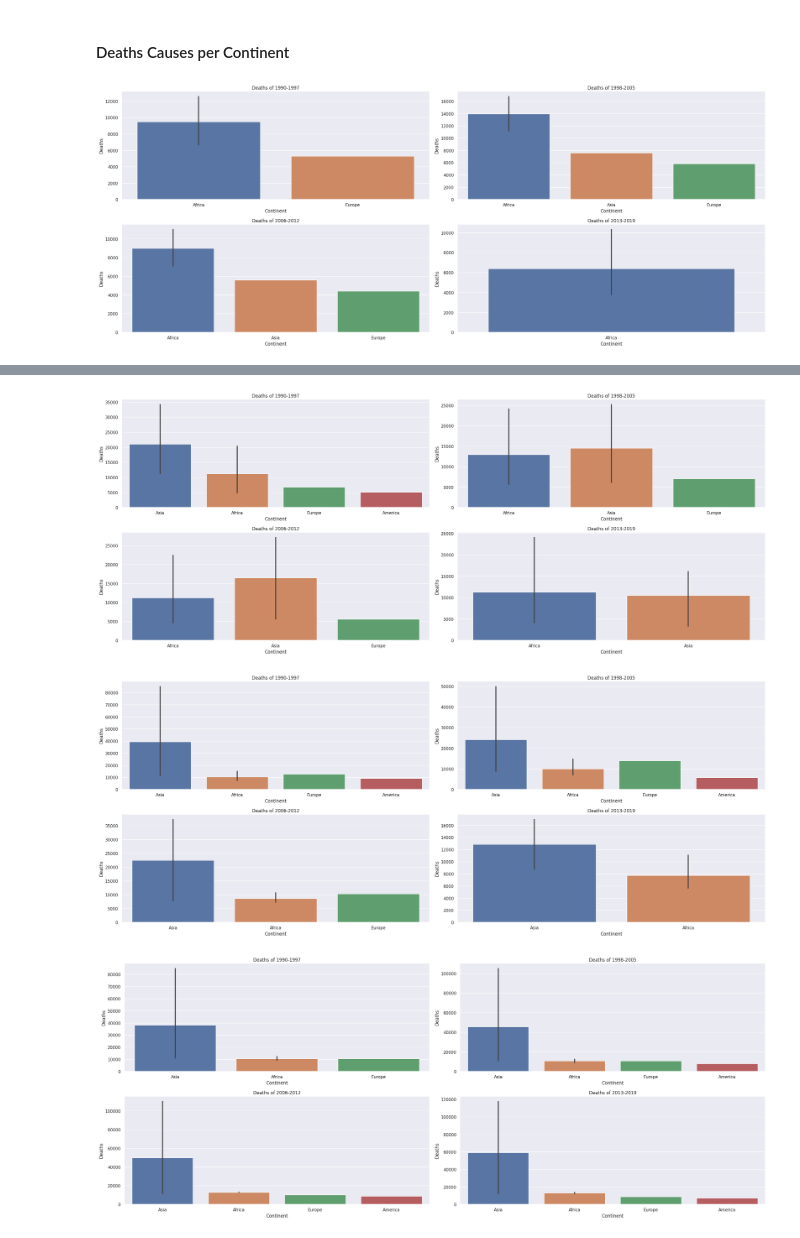
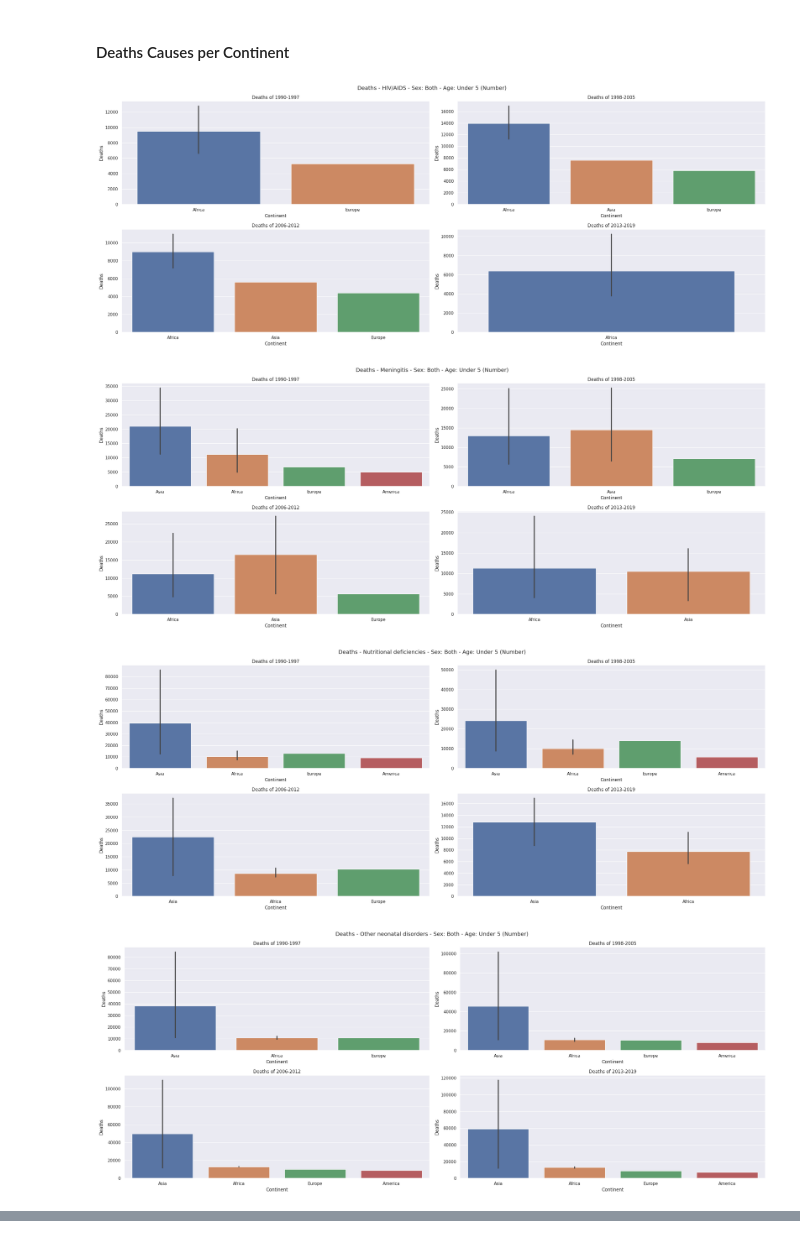
Before and after one commit to rodrigo-espino/Statsproject, a Jupyter notebook: Main_project.ipynb, the cells around one changed output, grey strips where cells are left out. Saved outputs shown, nothing was run; the diff lists cells and outputs as text; code cells hidden in the pictures.

Commit message:
Causes of Deaths per Continent

```diff
--- a/Main_project.ipynb
+++ b/Main_project.ipynb
@@ -394,8 +394,13 @@ def plot_causes_by_continent(cause, top=10, figsize = (25,10), all_continents =
         ax.set_ylabel('Deaths')
         ax.set_title(f'Deaths of {epoch}')
     fig.subplots_adjust(hspace=1)
+    fig.suptitle(cause)
     plt.tight_layout()
 # %%
-plot_causes_by_continent(cause=Deaths_causes_columns[0], top=45, all_continents = False)
+for cause in Deaths_causes_columns:
+    plot_causes_by_continent(cause, top=45, all_continents=False)
 # %% [output]
-[figure, old version]
+[figure, new version]
+[figure, added]
+[figure, added]
+[figure, added]
@@ -402,13 +414 @@ plot_causes_by_continent(cause=Deaths_causes_columns[0], top=45, all_continents
-# %%
-plot_causes_by_continent(cause = Deaths_causes_columns[1], top=45, all_continents=False)
-# %% [output]
-[figure, removed]
-# %%
-plot_causes_by_continent(cause=Deaths_causes_columns[2], top=45, all_continents=False)
-# %% [output]
-[figure, removed]
-# %%
-plot_causes_by_continent(cause=Deaths_causes_columns[3], top=45, all_continents=False)
-# %% [output]
-[figure, removed]
 # %% [markdown]
```
Also changed, not shown: parts of 2 cells of this notebook.
